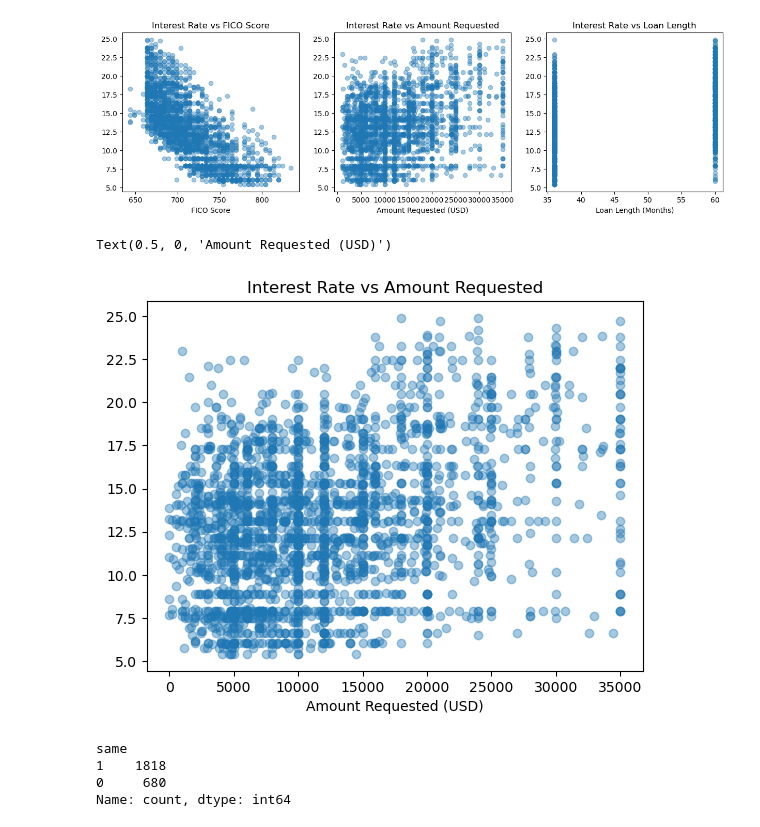
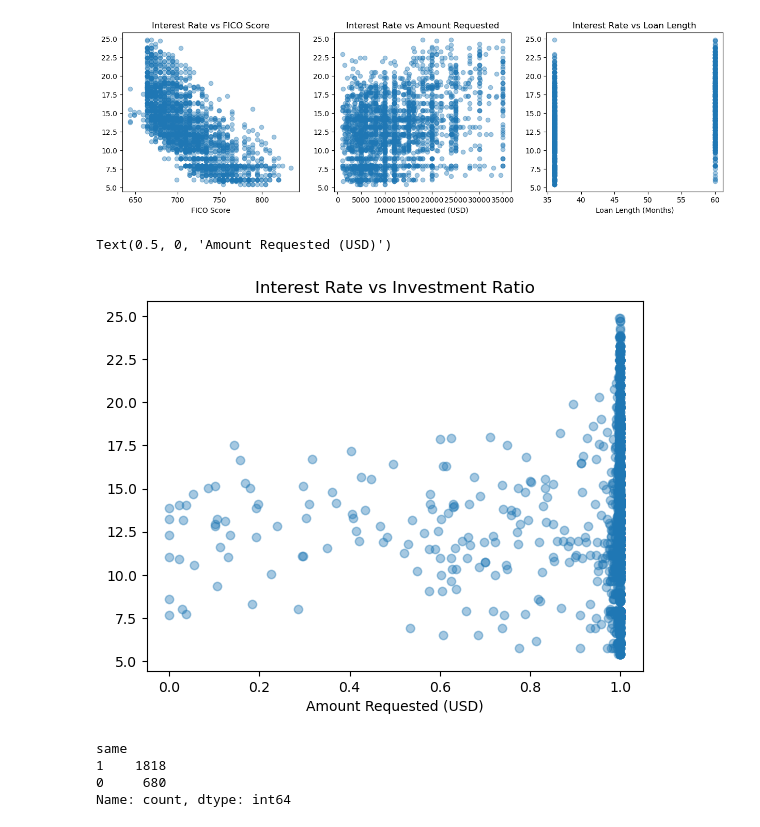
Before and after one commit to BrianFri/CaseInterestRates, a Jupyter notebook: loan.ipynb, the cells around one changed output. Drawn from its saved outputs; the diff is of its cells as text; code cells hidden in the pictures.

Commit message:
changed feature to investment ratio

```diff
--- a/loan.ipynb
+++ b/loan.ipynb
@@ -16,5 +16,7 @@ loan_df["fico_range"].unique()
 loan_df["fico_score"] = loan_df["fico_range"].str.split("-").apply(lambda x: x[1])
 loan_df['fico_score'] = pd.to_numeric(loan_df['fico_score'])
 
+loan_df['investment_ratio'] = loan_df['amount_funded_by_investors'] / loan_df['amount_requested']
+
 loan_df.head()
 # %% [output]
@@ -55,15 +57,15 @@ plt.show()
 # %% [output]
 [figure]
 # %%
-plt.scatter(loan_df['amount_funded_by_investors'],
+plt.scatter(loan_df['investment_ratio'],
             loan_df['interest_rate'],
             alpha=0.4
             )
-plt.title('Interest Rate vs Amount Requested')
+plt.title('Interest Rate vs Investment Ratio')
 plt.xlabel('Amount Requested (USD)')
 # %% [output]
 Text(0.5, 0, 'Amount Requested (USD)')
-[figure, old version]
+[figure, new version]
 # %%
 loan_df['difference'] = loan_df['amount_requested'] - loan_df['amount_funded_by_investors']
 loan_df['same'] = loan_df['difference'].apply(lambda x: 0 if x != 0 else 1)
```
Also changed, not shown: parts of 7 cells of this notebook.
